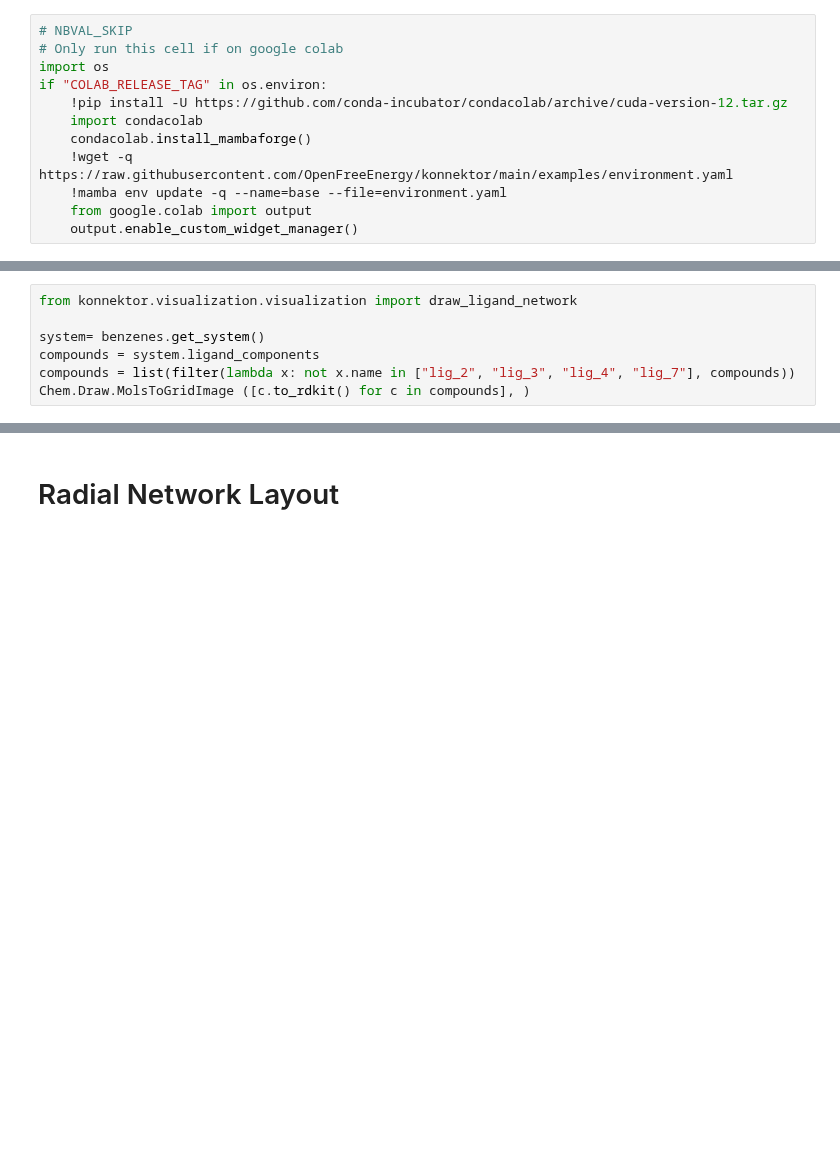
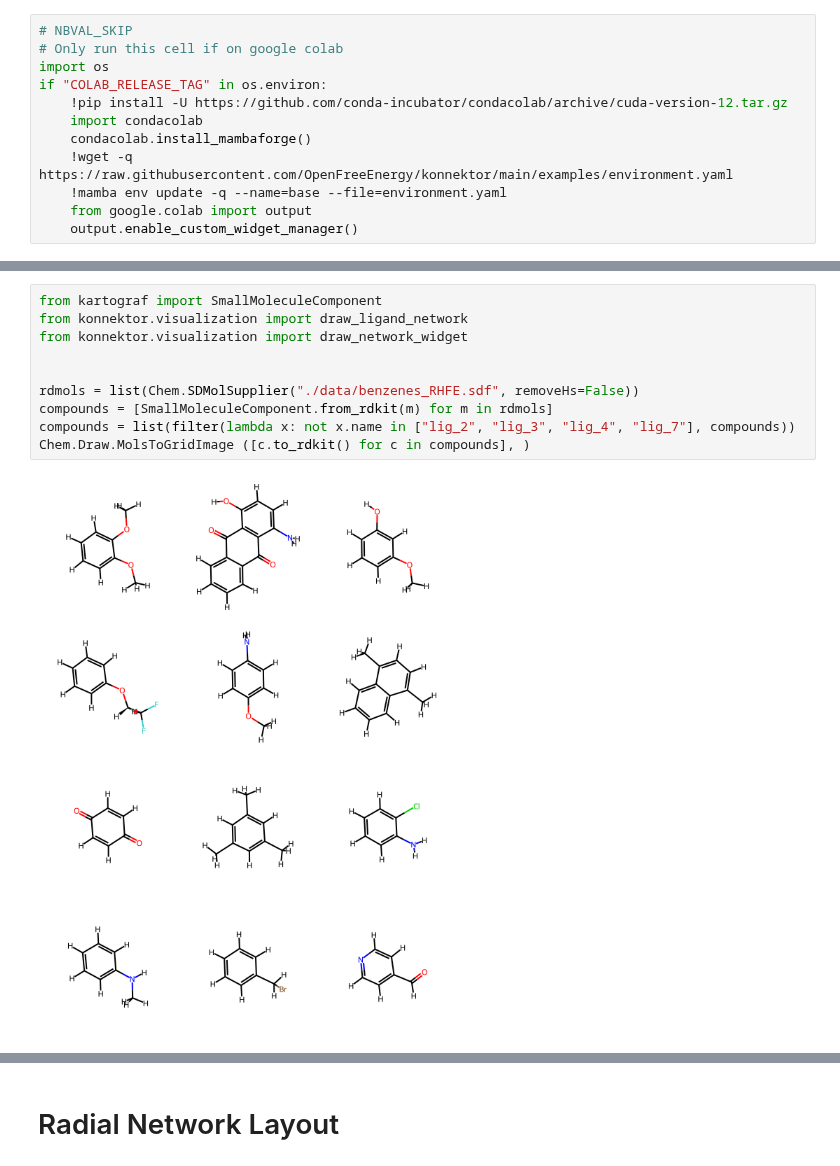
Before and after one commit to OpenFreeEnergy/konnektor, a Jupyter notebook: examples/konnektor_example.ipynb, the cells around one changed output, grey strips where cells are left out. Cells and saved outputs as stored; diff of their text form; blank space fills up the shorter version.

Commit message:
- adding cytoscape widget for vis - removing openfe-benchmarks dependency

```diff
--- a/examples/konnektor_example.ipynb
+++ b/examples/konnektor_example.ipynb
@@ -37,10 +49,15 @@ logger.setLevel(logging.ERROR)
 # %%
-from konnektor.visualization.visualization import draw_ligand_network
+from kartograf import SmallMoleculeComponent
+from konnektor.visualization import draw_ligand_network
+from konnektor.visualization import draw_network_widget
 
-system= benzenes.get_system()
-compounds = system.ligand_components
+
+rdmols = list(Chem.SDMolSupplier("./data/benzenes_RHFE.sdf", removeHs=False))
+compounds = [SmallMoleculeComponent.from_rdkit(m) for m in rdmols]
 compounds = list(filter(lambda x: not x.name in ["lig_2", "lig_3", "lig_4", "lig_7"], compounds))
 Chem.Draw.MolsToGridImage ([c.to_rdkit() for c in compounds], )
+# %% [output]
+[figure, added]
 # %%
 mapper = KartografAtomMapper()
 scorer = MappingRMSDScorer()
```
Also changed, not shown: parts of 28 cells of this notebook, 3 other files.
